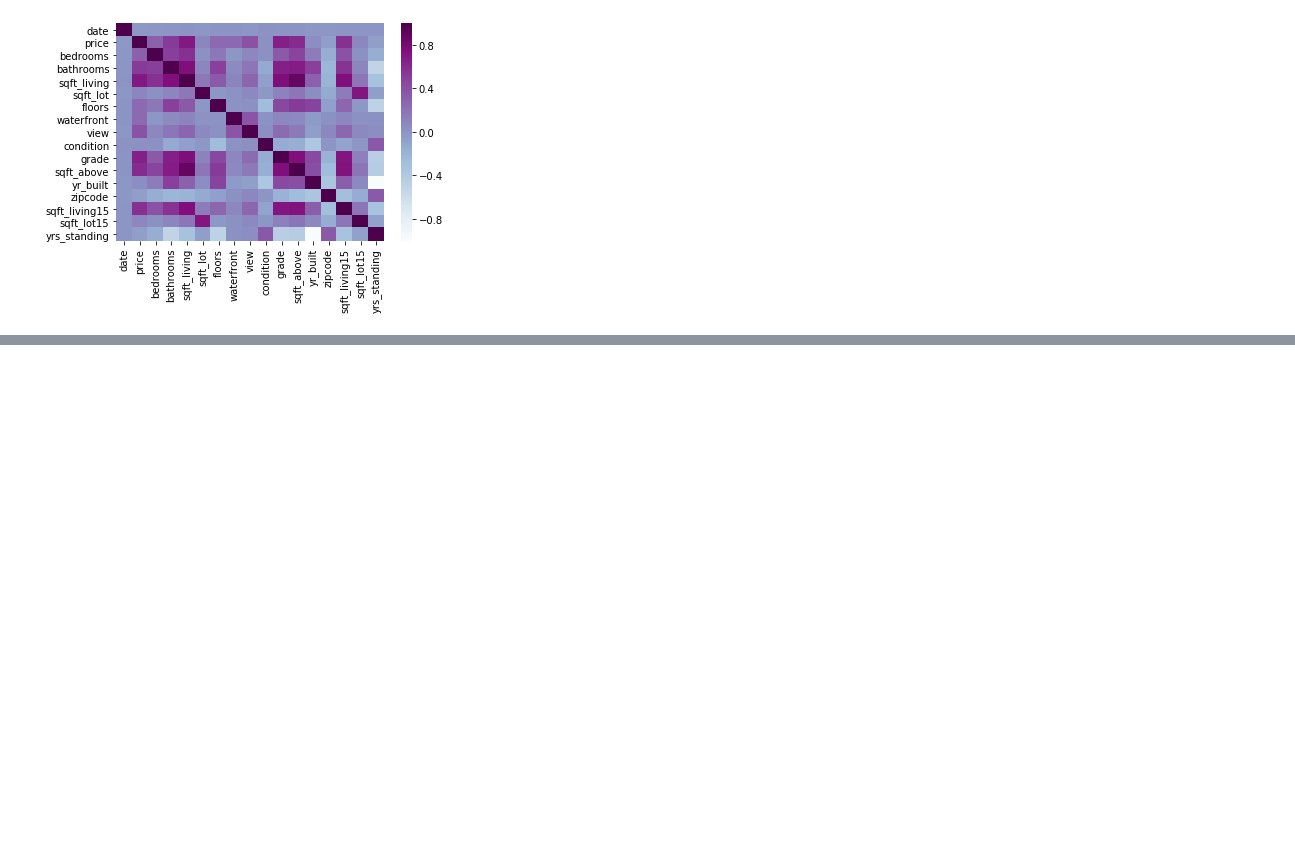
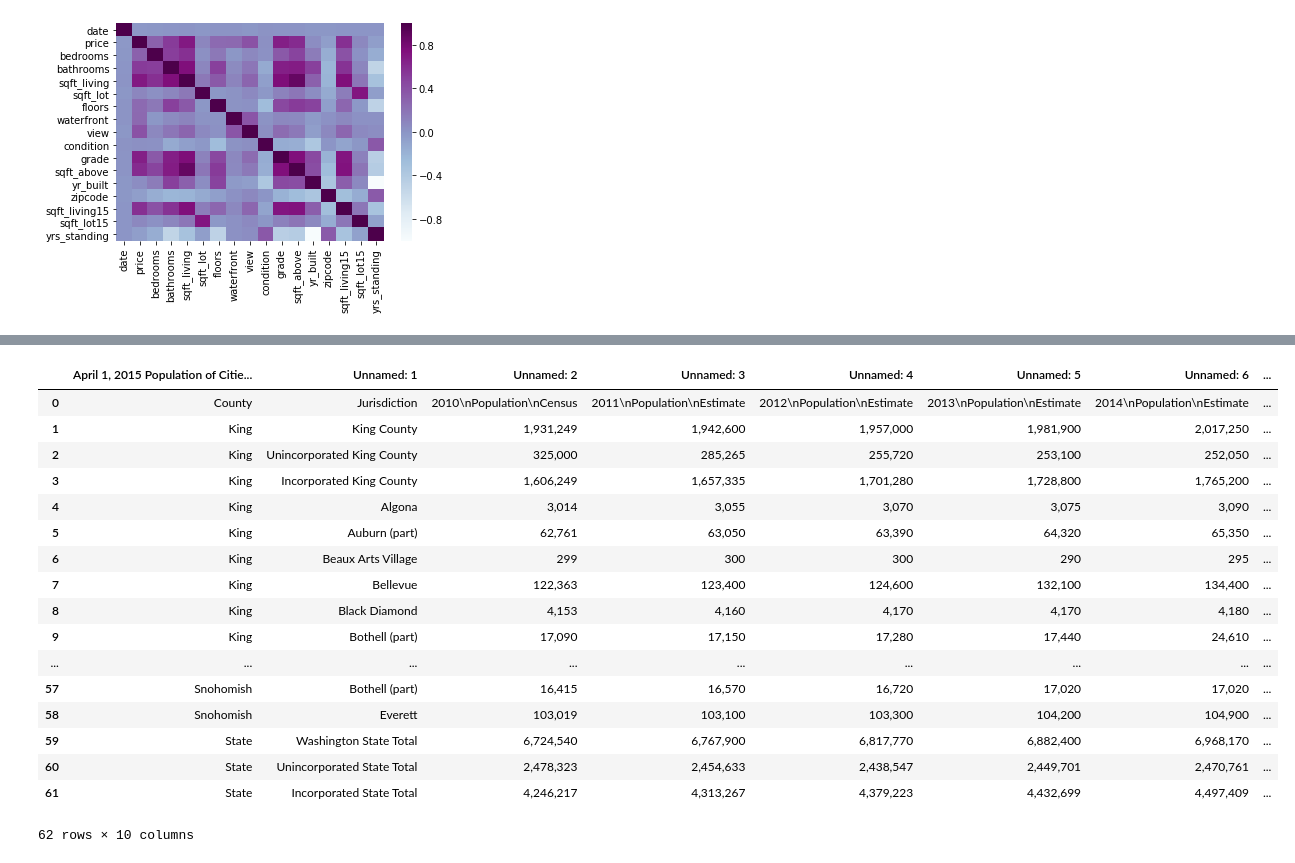
Before and after one commit to kmcnicoll/KyleMatt, a Jupyter notebook: kc_housing_data - wip - finch.ipynb, the cells around one changed output, grey strips where cells are left out. Drawn from its saved outputs; the diff is of its cells as text; code cells hidden in the pictures; blank space fills up the shorter version.

```diff
--- a/kc_housing_data - wip - finch.ipynb
+++ b/kc_housing_data - wip - finch.ipynb
@@ -476,0 +503,23 @@ strong multicollinearity problems or that the design matrix is singular.
+# %%
+# list of cities in king county, WA.
+df_pop = pd.read_csv('KC-CitiesPop2015OFM.csv')
+df_pop
+# %% [output]
+|  | April 1, 2015 Population of Citie... | Unnamed: 1 | Unnamed: 2 | Unnamed: 3 | Unnamed: 4 | Unnamed: 5 | Unnamed: 6 | ... |
+| 0 | County | Jurisdiction | 2010\nPopulation\nCensus | 2011\nPopulation\nEstimate | 2012\nPopulation\nEstimate | 2013\nPopulation\nEstimate | 2014\nPopulation\nEstimate | ... |
+| 1 | King | King County | 1,931,249 | 1,942,600 | 1,957,000 | 1,981,900 | 2,017,250 | ... |
+| 2 | King | Unincorporated King County | 325,000 | 285,265 | 255,720 | 253,100 | 252,050 | ... |
+| 3 | King | Incorporated King County | 1,606,249 | 1,657,335 | 1,701,280 | 1,728,800 | 1,765,200 | ... |
+| 4 | King | Algona | 3,014 | 3,055 | 3,070 | 3,075 | 3,090 | ... |
+| 5 | King | Auburn (part) | 62,761 | 63,050 | 63,390 | 64,320 | 65,350 | ... |
+| 6 | King | Beaux Arts Village | 299 | 300 | 300 | 290 | 295 | ... |
+| 7 | King | Bellevue | 122,363 | 123,400 | 124,600 | 132,100 | 134,400 | ... |
+| 8 | King | Black Diamond | 4,153 | 4,160 | 4,170 | 4,170 | 4,180 | ... |
+| 9 | King | Bothell (part) | 17,090 | 17,150 | 17,280 | 17,440 | 24,610 | ... |
+| ... | ... | ... | ... | ... | ... | ... | ... | ... |
+| 57 | Snohomish | Bothell (part) | 16,415 | 16,570 | 16,720 | 17,020 | 17,020 | ... |
+| 58 | Snohomish | Everett | 103,019 | 103,100 | 103,300 | 104,200 | 104,900 | ... |
+| 59 | State | Washington State Total | 6,724,540 | 6,767,900 | 6,817,770 | 6,882,400 | 6,968,170 | ... |
+| 60 | State | Unincorporated State Total | 2,478,323 | 2,454,633 | 2,438,547 | 2,449,701 | 2,470,761 | ... |
+| 61 | State | Incorporated State Total | 4,246,217 | 4,313,267 | 4,379,223 | 4,432,699 | 4,497,409 | ... |
+62 rows × 10 columns
```
Also changed, not shown: parts of 8 cells of this notebook, 2 other files.
